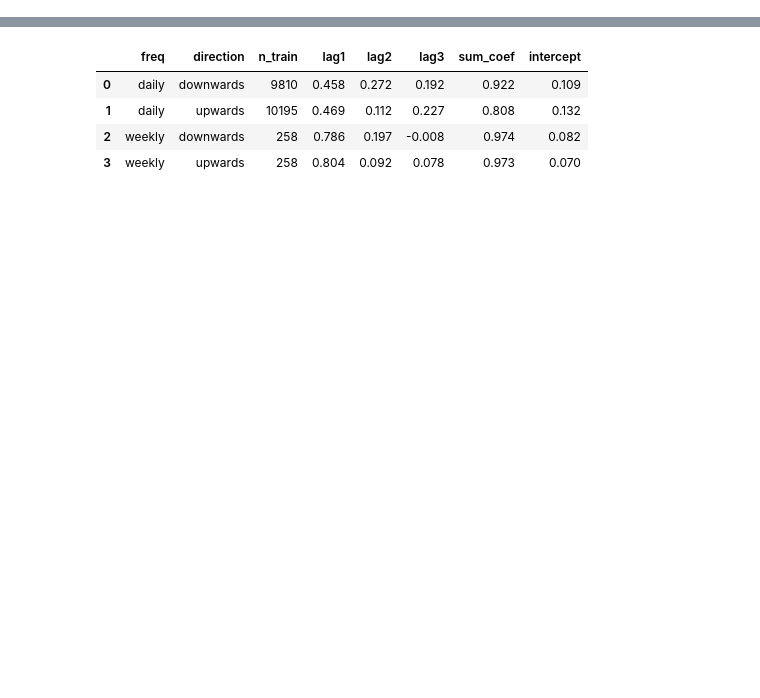
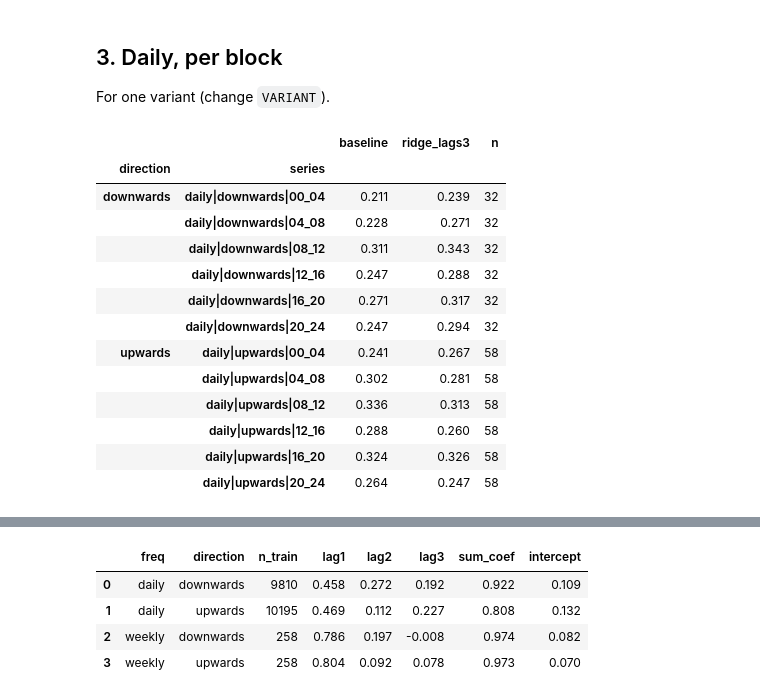
Before and after one commit to carolinaaraujo23/Swissgrid-reserve-price-forecast, a Jupyter notebook: notebooks/ridge.ipynb, the cells around one changed output, grey strips where cells are left out. Cells and saved outputs as stored; diff of their text form; code cells hidden in the pictures; blank space fills up the shorter version.

```diff
--- a/notebooks/ridge.ipynb
+++ b/notebooks/ridge.ipynb
@@ -94,0 +30,7 @@ by_block
+# %%
+# team auction table (src/data/data.py), daily + weekly, KORR dropped (see prepare_auctions)
+auctions_all = prepare_auctions(build_auctions(product="mFRR"), ("daily", "weekly"))
+feats = add_model_features(build_features(auctions_all))     # lags + block / day-type one-hots
+
+print("model inputs (all features):", model_feature_columns(feats))
+feats.groupby(["freq", "direction"]).size()
@@ -94,0 +68,7 @@ by_block
+# %%
+# choose a period before 2025 where the daily auctions have prices (table above)
+VAL_START, VAL_LAST_DAY = "2024-01-01", "2024-12-31"
+VAL_END = (pd.Timestamp(VAL_LAST_DAY) + pd.Timedelta(days=1)).strftime("%Y-%m-%d")   # exclusive end, for the Evaluator
+
+in_val = (auctions_all["gc"] >= pd.Timestamp(VAL_START, tz="UTC")) & (auctions_all["gc"] < pd.Timestamp(VAL_END, tz="UTC"))
+print(VAL_START, "to", VAL_LAST_DAY, ":", in_val.sum(), "auctions,", auctions_all.loc[in_val, "y"].notna().sum(), "with a price")
@@ -94,0 +131,30 @@ by_block
+# %% [markdown]
+## 3. Daily, per block
+
+For one variant (change `VARIANT`).
+# %%
+VARIANT = "ridge_lags3"
+
+p = preds_by_variant[VARIANT]
+daily = p[(p["freq"] == "daily") & p["y"].notna()]
+by_block = pd.DataFrame({
+    "baseline": (daily["pred_baseline"] - daily["y"]).abs().groupby([daily["direction"], daily["series"]]).mean(),
+    VARIANT: (daily["pred_ridge"] - daily["y"]).abs().groupby([daily["direction"], daily["series"]]).mean(),
+    "n": daily.groupby(["direction", "series"]).size(),
+})
+by_block.round(3)
+# %% [output]
+|  |  | baseline | ridge_lags3 | n |
+| direction | series |  |  |  |
+| downwards | daily|downwards|00_04 | 0.211 | 0.239 | 32 |
+|  | daily|downwards|04_08 | 0.228 | 0.271 | 32 |
+|  | daily|downwards|08_12 | 0.311 | 0.343 | 32 |
+|  | daily|downwards|12_16 | 0.247 | 0.288 | 32 |
+|  | daily|downwards|16_20 | 0.271 | 0.317 | 32 |
+|  | daily|downwards|20_24 | 0.247 | 0.294 | 32 |
+| upwards | daily|upwards|00_04 | 0.241 | 0.267 | 58 |
+|  | daily|upwards|04_08 | 0.302 | 0.281 | 58 |
+|  | daily|upwards|08_12 | 0.336 | 0.313 | 58 |
+|  | daily|upwards|12_16 | 0.288 | 0.260 | 58 |
+|  | daily|upwards|16_20 | 0.324 | 0.326 | 58 |
+|  | daily|upwards|20_24 | 0.264 | 0.247 | 58 |
```
Also changed, not shown: parts of 24 cells of this notebook, 4 other files.
